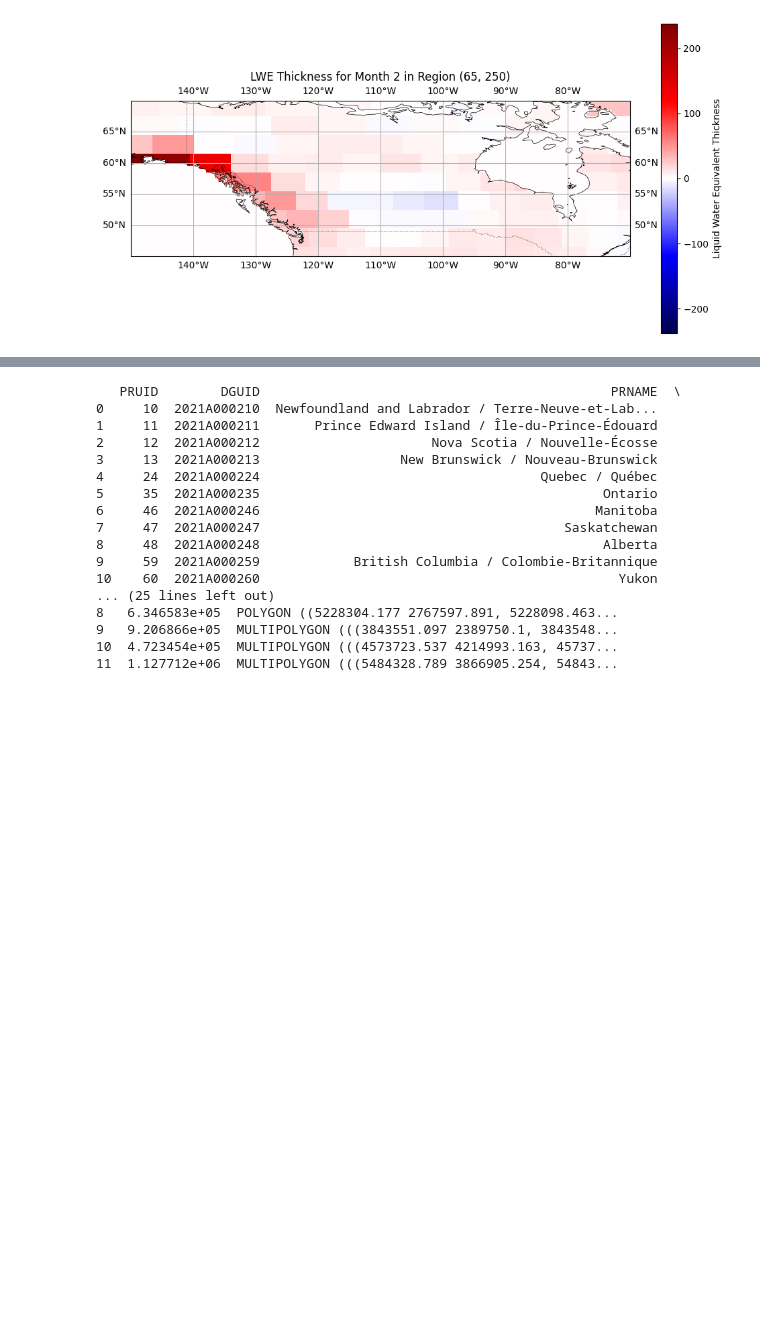
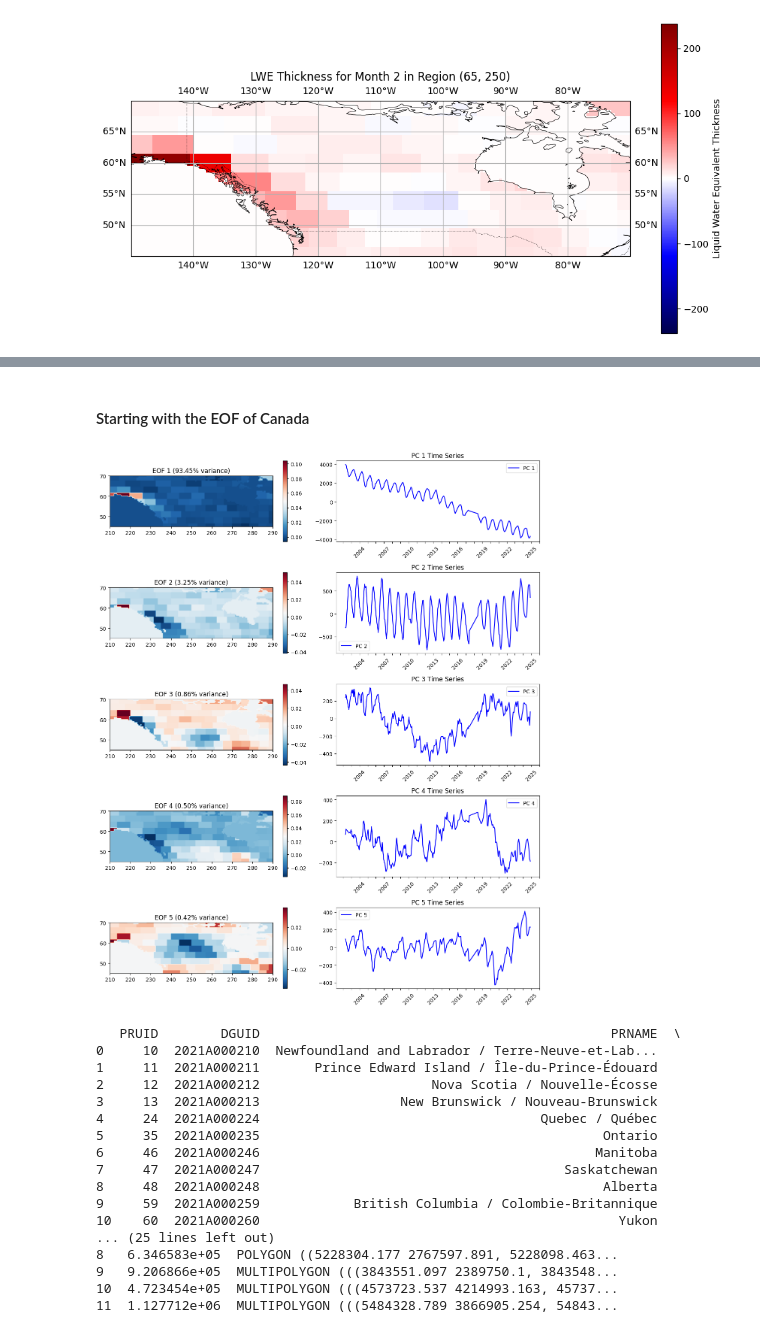
Before and after one commit to faehdy/Space_Data_Kernel, a Jupyter notebook: Grace/Project/src/LWE_Mascon.ipynb, the cells around one changed output, grey strips where cells are left out. Cells and saved outputs as stored; diff of their text form; code cells hidden in the pictures; blank space fills up the shorter version.

Commit message:
EOF of canada, first 5, we need to look at this

```diff
--- a/Grace/Project/src/LWE_Mascon.ipynb
+++ b/Grace/Project/src/LWE_Mascon.ipynb
@@ -181,3 +157,83 @@ explained_variance = pca.explained_variance_ratio_
+# %% [markdown]
+#### Starting with the EOF of Canada
+# %%
+# Define the region of interest
+center_lat = 65
+center_lon = -110
+width = 80
+height = 40
+
+# Adjust center_lon to match the dataset's range (0 to 360)
+if center_lon < 0:
+    center_lon += 360
+
+# Calculate the bounds of the region
+lat_min = max(center_lat - height / 2, 45)  # Ensure latitude is not below 45°N
+lat_max = min(center_lat + height / 2, 70)  # Ensure latitude is not above 70°N
+lon_min = center_lon - width / 2
+lon_max = center_lon + width / 2
+
+# Filter the latitude and longitude indices
+lat_indices = np.where((lat >= lat_min) & (lat <= lat_max))[0]
+lon_indices = np.where((lon >= lon_min) & (lon <= lon_max))[0]
+
+# Check if indices are valid
+if len(lat_indices) == 0 or len(lon_indices) == 0:
+    raise ValueError("No data available for the specified region.")
+
+# Extract the subset of data
+subset_lat = lat[lat_indices]
+subset_lon = lon[lon_indices]
+subset_data = only_land_mask[:, lat_indices[:, None], lon_indices]  # Shape: (time, lat, lon)
+
+# Flatten spatial dimensions for PCA
+num_time_steps = subset_data.shape[0]
+num_lat = len(lat_indices)
+num_lon = len(lon_indices)
+reshape_data = subset_data.reshape(num_time_steps, num_lat * num_lon)
+
+# Remove time mean to compute anomalies (centering the data)
+column_time_mean = np.mean(reshape_data, axis=0, keepdims=True)
+data_centered = reshape_data - column_time_mean
+
+# Perform PCA
+pca = PCA(n_components=5)
+pca.fit(data_centered)
+transformed_data = pca.transform(data_centered)
+explained_variance = pca.explained_variance_ratio_
+
+# Visualize the EOFs and their time series
+fig, axes = plt.subplots(5, 2, figsize=(12, 15))  # Adjust as needed
+for i in range(5):  # Plot first 5 EOFs and their time series
+    # EOF spatial pattern
+    eof_pattern = pca.components_[i].reshape(num_lat, num_lon)
+    im = axes[i, 0].imshow(eof_pattern, cmap='RdBu_r', origin='lower',
+                           extent=[lon_min, lon_max, lat_min, lat_max])
+    axes[i, 0].set_title(f'EOF {i+1} ({explained_variance[i]*100:.2f}% variance)')
+    fig.colorbar(im, ax=axes[i, 0])
+
+    # Principal component time series
+    axes[i, 1].plot(time_dates, transformed_data[:, i], label=f'PC {i+1}', color='b')  # Use time_dates for x-axis
+    axes[i, 1].set_title(f'PC {i+1} Time Series')
+    axes[i, 1].legend()
+
+    # Set ticks every year
+    axes[i, 1].xaxis.set_major_locator(mdates.YearLocator(1))  # Major ticks every year
+
+    # Format labels to show the year only every 3 years
+    def custom_year_formatter(x, pos):
+        year = mdates.num2date(x).year
+        return str(year) if year % 3 == 0 else ''  # Show year only if divisible by 3
+
+    axes[i, 1].xaxis.set_major_formatter(FuncFormatter(custom_year_formatter))
+
+    # Rotate the tick labels for better readability
+    axes[i, 1].tick_params(axis='x', rotation=45)
+
+plt.tight_layout()
+plt.show()
+# %% [output]
+[figure, added]
 # %%
 from shapely.geometry import Point
 canada_shape = gpd.read_file('../Data/lpr_000b21a_e/lpr_000b21a_e.shp')
```
Also changed, not shown: parts of 3 cells of this notebook.
